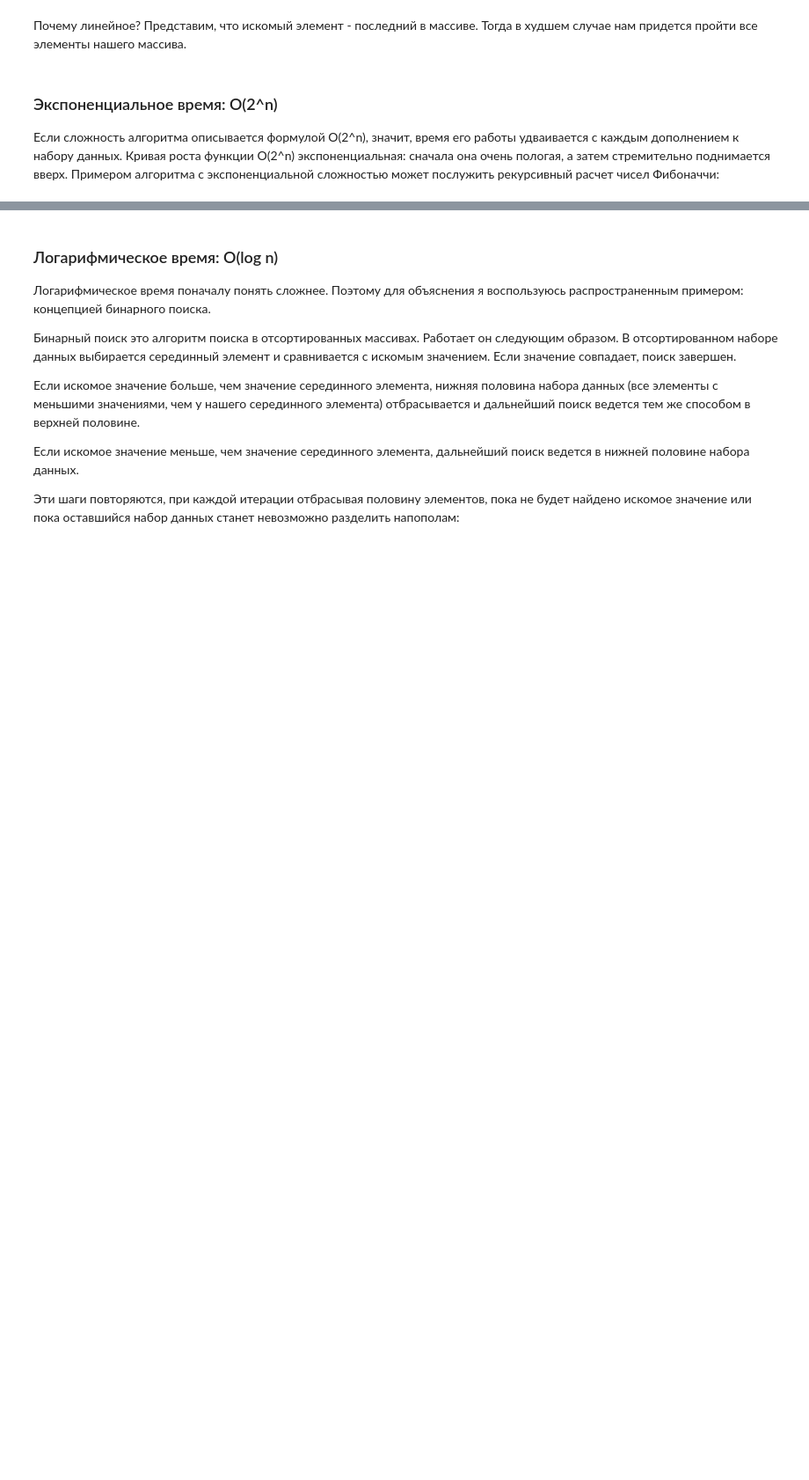
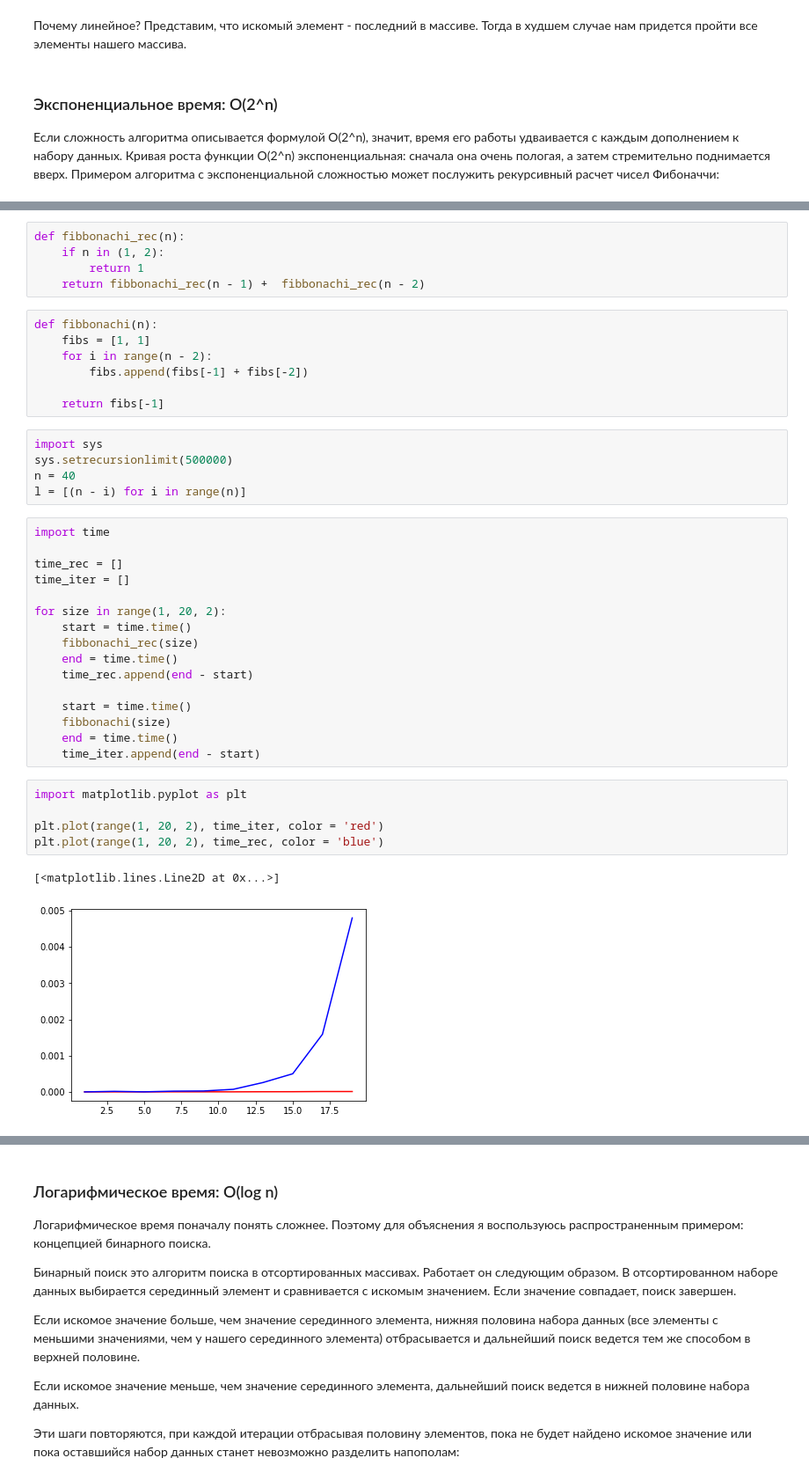
Before and after one commit to mgordenko/DPO_Python_DS14-main, a Jupyter notebook: Lect5 functions, o notation/Lect5_Part3.ipynb, the cells around one changed output, grey strips where cells are left out. Shown: that part at 88% size. Cells and saved outputs as stored; diff of their text form; blank space fills up the shorter version.

```diff
--- a/Lect5 functions, o notation/Lect5_Part3.ipynb
+++ b/Lect5 functions, o notation/Lect5_Part3.ipynb
@@ -51,3 +154,44 @@ lst = [1, 2, 3, 4, 5, 87, 543, 34637, 547489]
 <img src='https://i.stack.imgur.com/QVSdv.png'>
 
 <img src='https://tumamocsketchbook.com/wp-content/uploads/2021/05/Screen-Shot-2021-05-26-at-6.04.09-PM-1024x661.png'>
+# %%
+def fibbonachi_rec(n):
+    if n in (1, 2):
+        return 1
+    return fibbonachi_rec(n - 1) +  fibbonachi_rec(n - 2)
+# %%
+def fibbonachi(n):
+    fibs = [1, 1]
+    for i in range(n - 2):
+        fibs.append(fibs[-1] + fibs[-2])
+
+    return fibs[-1]
+# %%
+import sys
+sys.setrecursionlimit(500000)
+n = 40
+l = [(n - i) for i in range(n)]
+# %%
+import time
+
+time_rec = []
+time_iter = []
+
+for size in range(1, 20, 2):
+    start = time.time()
+    fibbonachi_rec(size)
+    end = time.time()
+    time_rec.append(end - start)
+
+    start = time.time()
+    fibbonachi(size)
+    end = time.time()
+    time_iter.append(end - start)
+# %%
+import matplotlib.pyplot as plt
+
+plt.plot(range(1, 20, 2), time_iter, color = 'red')
+plt.plot(range(1, 20, 2), time_rec, color = 'blue')
+# %% [output]
+[<matplotlib.lines.Line2D at 0x...>]
+[figure, added]
```
Also changed, not shown: parts of 17 cells of this notebook.
